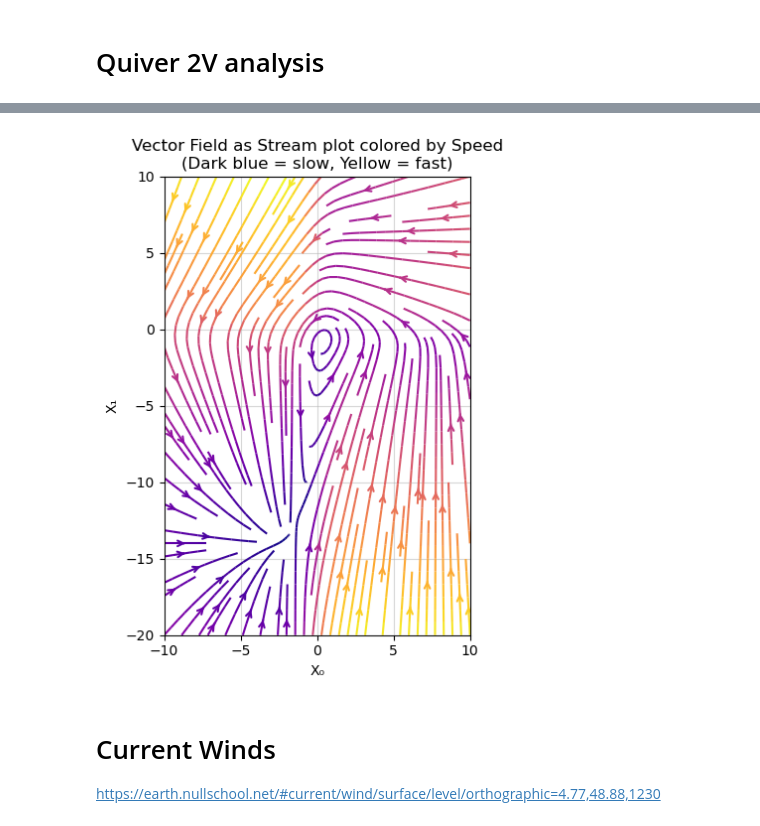
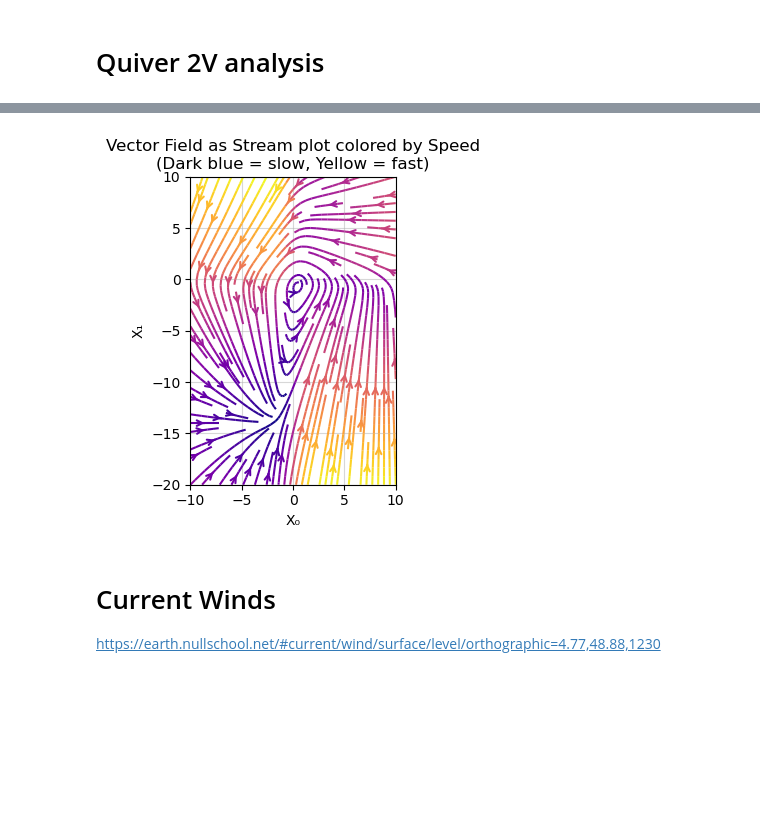
Before and after one commit to baierx/Dynamical_Systems_2025, a Jupyter notebook: Day_2/B_Neural_Population_Dynamics/population_2V_analysis.ipynb, the cells around one changed output, grey strips where cells are left out. Cells and saved outputs as stored; diff of their text form; code cells hidden in the pictures; blank space fills up the shorter version.

```diff
--- a/Day_2/B_Neural_Population_Dynamics/population_2V_analysis.ipynb
+++ b/Day_2/B_Neural_Population_Dynamics/population_2V_analysis.ipynb
@@ -162,7 +162,7 @@ Areas with speed < 9.8331 represent slow dynamics
 # %%
 def dX_dt(X):
     """ Return the rates at all positions. """
-    h_ex, h_in, tau_ex, tau_in, c2, c4, c_EE, c_EI = (-7.1, -4., 1, 1.5, 10, 0, 5, 10)
+    h_ex, h_in, tau_ex, tau_in, c2, c4, c_EE, c_EI = (-6.1, -4., 1, 1.5, 10, 0, 5, 10)
 
     return np.array([ (h_ex - X[0] - c2*tanh(X[1]) + c_EE*tanh(X[0]))*tau_ex,
                    (h_in - X[1] - c4*tanh(X[1]) + c_EI*tanh(X[0]))*tau_in
@@ -172,35 +172,35 @@ def dX_dt(X):
 x = np.linspace(-10, 10, 25)
 y = np.linspace(-20, 10, 25)
 X, Y = np.meshgrid(x, y)
 
 # Vector field and magnitudes
 DX = np.zeros_like(X)
 DY = np.zeros_like(Y)
 magnitudes = np.zeros_like(X)
 
 for i in range(X.shape[0]):
     for j in range(X.shape[1]):
         dX = dX_dt([X[i,j], Y[i,j]])
         DX[i,j] = dX[0]
         DY[i,j] = dX[1]
         magnitudes[i,j] = np.sqrt(dX[0]**2 + dX[1]**2)
 
 # Plot
-fig, ax1 = plt.subplots(figsize=(16, 6))
+fig, ax1 = plt.subplots(figsize=(12, 4))
 
 # Streamlines with color mapping to magnitude
 strm = ax1.streamplot(X, Y, DX, DY, color=magnitudes, cmap='plasma',
                      linewidth=1.5, density=1.2, arrowstyle='->')
 
 ax1.set_xlabel('X₀')
 ax1.set_ylabel('X₁')
 ax1.set_title('Vector Field as Stream plot colored by Speed\n(Dark blue = slow, Yellow = fast)')
 ax1.set_xlim([-10, 10])
 ax1.set_ylim([-20, 10])
 ax1.grid(True, alpha=0.5)
 ax1.set_aspect('equal')
 # %% [output]
-[figure, old version]
+[figure, new version]
 # %% [markdown]
 # Current Winds
 
```
Also changed, not shown: parts of 2 cells of this notebook, 1 other file.
